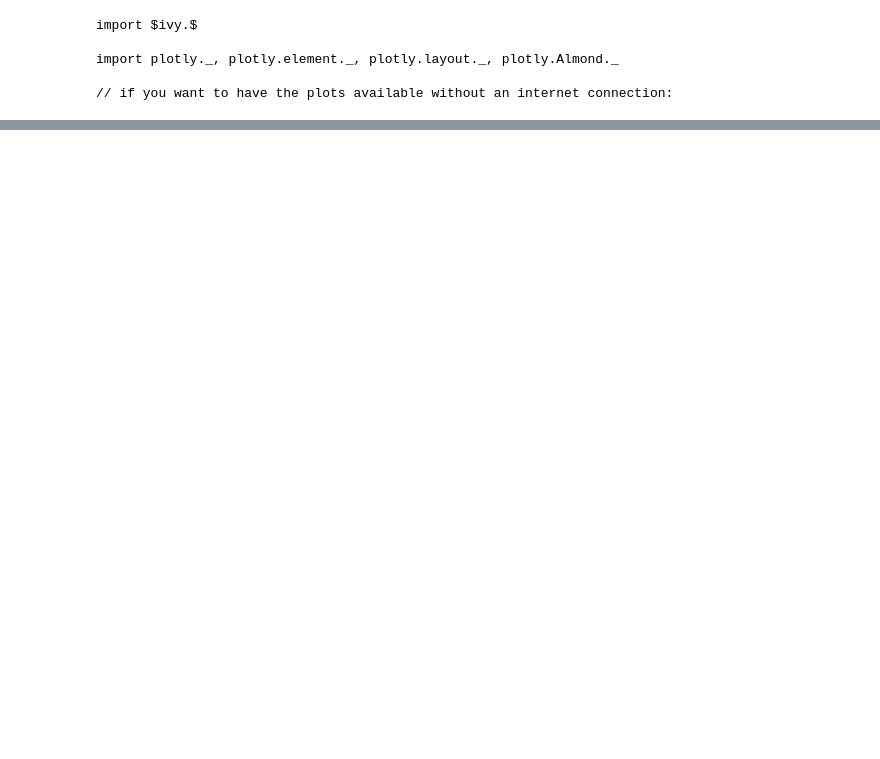
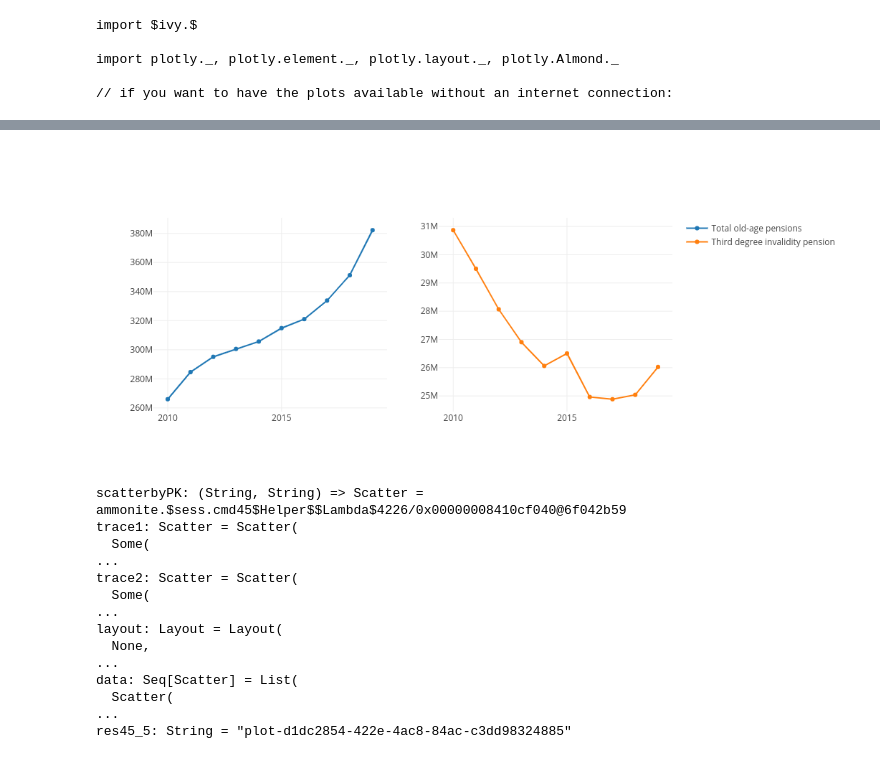
Before and after one commit to nvkp/diploma-thesis-code, a Jupyter notebook: notebooks/expenses.ipynb, the cells around one changed output, grey strips where cells are left out. Drawn from its saved outputs; the diff is of its cells as text; code cells hidden in the pictures; blank space fills up the shorter version.

Commit message:
expenses viz

```diff
--- a/notebooks/expenses.ipynb
+++ b/notebooks/expenses.ipynb
@@ -96,3 +84,51 @@ res10_1: String = "plot-71f82dc3-e1b5-4bb7-82c2-15c7d74d46f7"
+# %%
+val scatterbyPK = (pk: String, name: String) => {
+
+    val seq = expensesCubesMap
+        .filter(i => i._1 == pk)
+        .head._2.triples.toSeq
+        .sortBy(t => t.subject.toString)
+        .filter(rr => rr.predicate == expendatureAmount)
+
+    Scatter(
+        seq.map(t => t.subject.toString.replaceAll("(.*)(\\d{4})(.*)", "$2")),
+        seq.map(t => t.`object`.toString.toDouble),
+        name = name)
+}
+
+val trace1 = scatterbyPK("expenses-old-age-total","Total old-age pensions")
+.withXaxis(AxisReference.X1)
+.withYaxis(AxisReference.Y1)
+
+val trace2 = scatterbyPK("expenses-it","Third degree invalidity pension")
+.withXaxis(AxisReference.X2)
+.withYaxis(AxisReference.Y2)
+
+val layout = Layout()
+    //.withTitle("Expenditure of sele")
+    .withXaxis(Axis().withAnchor(AxisAnchor.Reference(AxisReference.Y1)).withDomain(Range.fromDoubleTuple(0, 0.45)))
+    .withYaxis(Axis().withAnchor(AxisAnchor.Reference(AxisReference.X1)).withDomain(Range.fromDoubleTuple(0.0, 1)))
+    .withXaxis2(Axis().withAnchor(AxisAnchor.Reference(AxisReference.Y2)).withDomain(Range.fromDoubleTuple(0.55, 1)))
+    .withYaxis2(Axis().withAnchor(AxisAnchor.Reference(AxisReference.X2)).withDomain(Range.fromDoubleTuple(0.0, 1)))
+
+val data = Seq(trace1, trace2)
+plot(data, layout)
+# %% [output]
+[figure, added]
+scatterbyPK: (String, String) => Scatter = ammonite.$sess.cmd45$Helper$$Lambda$4226/0x00000008410cf040@6f042b59
+trace1: Scatter = Scatter(
+  Some(
+...
+trace2: Scatter = Scatter(
+  Some(
+...
+layout: Layout = Layout(
+  None,
+...
+data: Seq[Scatter] = List(
+  Scatter(
+...
+res45_5: String = "plot-d1dc2854-422e-4ac8-84ac-c3dd98324885"
 # %%
 val intervalCounts = Array(2, 3, 5)
 val supportPercents = Array(20, 30, 50)
```
Also changed, not shown: parts of 12 cells of this notebook.
